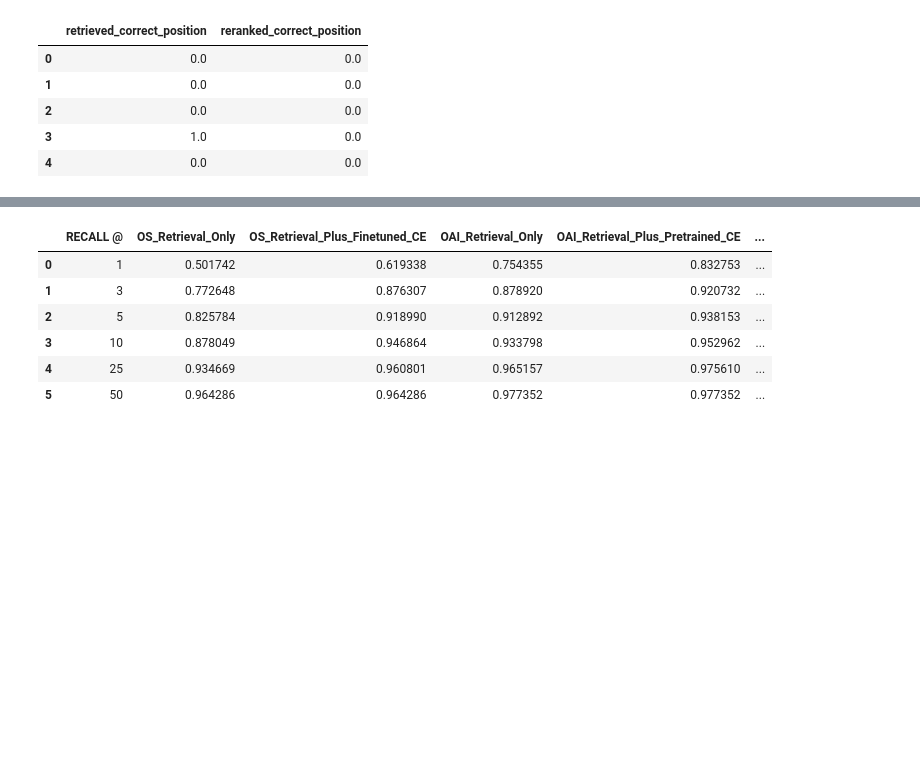
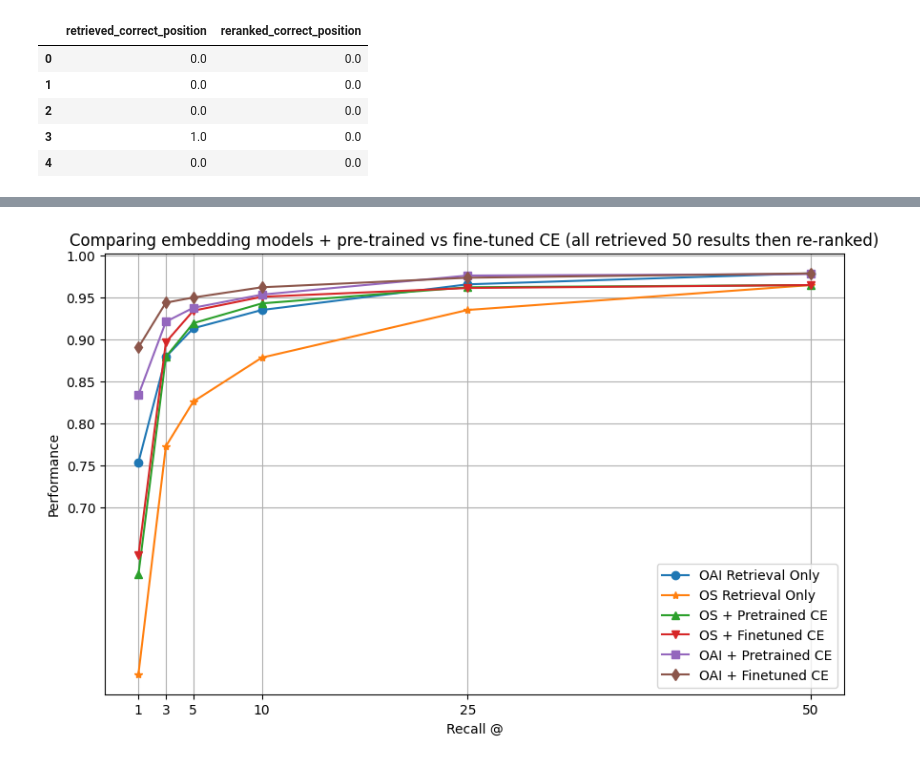
Before and after one commit to sinanuozdemir/quick-start-guide-to-llms, a Jupyter notebook: notebooks/02_semantic_search.ipynb, the cells around one changed output, grey strips where cells are left out. Saved outputs shown, nothing was run; the diff lists cells and outputs as text; code cells hidden in the pictures; blank space fills up the shorter version.

```diff
--- a/notebooks/02_semantic_search.ipynb
+++ b/notebooks/02_semantic_search.ipynb
@@ -823,8 +836,12 @@ reranked_correct_position     0.644385
 dtype: float64
 # %%
 # do recall @ 1, 3, 5, 10
-for k in (1, 3, 5, 10, 25, 50):
+OPENAI_RETRIEVAL = []
+OPENAI_RETRIEVAL_PLUS_FT_CE = []
+for k in X:
     embedding_only_recall = ft_predictions_df[ft_predictions_df['retrieved_correct_position'] < k].shape[0]
     reranked_recall = ft_predictions_df[ft_predictions_df['reranked_correct_position'] < k].shape[0]
+    OPENAI_RETRIEVAL.append(embedding_only_recall / ft_predictions_df.shape[0])
+    OPENAI_RETRIEVAL_PLUS_FT_CE.append(reranked_recall / ft_predictions_df.shape[0])
     print(k, embedding_only_recall, reranked_recall)
 # %% [output]
@@ -839,7 +856,7 @@ logger.setLevel(logging.CRITICAL)
 os_predictions = []
 
 for i, question in tqdm(enumerate(test_sample), total=len(test_sample)):
-    os_predictions.append(eval_ranking_open_source(question['question'], top_k=TOP_K, re_rank_model=finetuned))
+    os_predictions.append(eval_ranking_open_source(bi_encoder, doc_emb, question['question'], top_k=TOP_K, re_rank_model=finetuned))
 
 os_predictions_df = pd.DataFrame(os_predictions)
 os_predictions_df.head()
@@ -863,7 +880,7 @@ Accuracy with re-ranking: 0.6193379790940766
 # do recall @ 1, 3, 5, 10
 OPEN_SOURCE_RETRIEVAL = []
 OPEN_SOURCE_RETRIEVAL_PLUS_FT_CE = []
-for k in (1, 3, 5, 10, 25, 50):
+for k in X:
     embedding_only_recall = os_predictions_df[os_predictions_df['retrieved_correct_position'] < k].shape[0]
     reranked_recall = os_predictions_df[os_predictions_df['reranked_correct_position'] < k].shape[0]
     print(k, embedding_only_recall, reranked_recall)
@@ -914,13 +896,30 @@ plt.savefig('recall_at_k.png', dpi=1000)
-# %%
-# show results as a table
-
-results_df = pd.DataFrame({'RECALL @': [1, 3, 5, 10, 25, 50], 'OS_Retrieval_Only': OPEN_SOURCE_RETRIEVAL, 'OS_Retrieval_Plus_Finetuned_CE': OPEN_SOURCE_RETRIEVAL_PLUS_FT_CE   , 'OAI_Retrieval_Only': OPENAI_RETRIEVAL    , 'OAI_Retrieval_Plus_Pretrained_CE': OLD_CROSS_ENCODER, 'OAI_Retrieval_Plus_Finetuned_CE': NEW_CROSS_ENCODER})
-results_df
-# %% [output]
-|  | RECALL @ | OS_Retrieval_Only | OS_Retrieval_Plus_Finetuned_CE | OAI_Retrieval_Only | OAI_Retrieval_Plus_Pretrained_CE | ... |
-| 0 | 1 | 0.501742 | 0.619338 | 0.754355 | 0.832753 | ... |
-| 1 | 3 | 0.772648 | 0.876307 | 0.878920 | 0.920732 | ... |
-| 2 | 5 | 0.825784 | 0.918990 | 0.912892 | 0.938153 | ... |
-| 3 | 10 | 0.878049 | 0.946864 | 0.933798 | 0.952962 | ... |
-| 4 | 25 | 0.934669 | 0.960801 | 0.965157 | 0.975610 | ... |
-| 5 | 50 | 0.964286 | 0.964286 | 0.977352 | 0.977352 | ... |
+# %%
+import matplotlib.pyplot as plt
+
+# Creating the plot
+plt.figure(figsize=(10, 6))
+plt.plot(X, OPENAI_RETRIEVAL, label='OAI Retrieval Only', marker='o')
+plt.plot(X, OPEN_SOURCE_RETRIEVAL, label='OS Retrieval Only', marker='*')
+plt.plot(X, OPEN_SOURCE_RETRIEVAL_PLUS_PRE_CE, label='OS + Pretrained CE', marker='^')
+
+plt.plot(X, OPEN_SOURCE_RETRIEVAL_PLUS_FT_CE, label='OS + Finetuned CE', marker='v')
+plt.plot(X, OLD_CROSS_ENCODER, label='OAI + Pretrained CE', marker='s')
+plt.plot(X, OPENAI_RETRIEVAL_PLUS_FT_CE, label='OAI + Finetuned CE', marker='d')
+
+# Adding titles and labels
+plt.title('Comparing embedding models + pre-trained vs fine-tuned CE (all retrieved 50 results then re-ranked)')
+plt.xlabel('Recall @')
+plt.ylabel('Performance')
+plt.xticks(X)
+plt.yticks([i/100 for i in range(70, 101, 5)])  # Adjusting y-ticks to start from 0.75
+
+# Adding legend
+plt.legend()
+
+# Show the plot
+plt.grid(True)
+# plt.show()
+
+plt.savefig('recall_at_k.png', dpi=1000)
+# %% [output]
+[figure, added]
```
Also changed, not shown: parts of 53 cells of this notebook.
